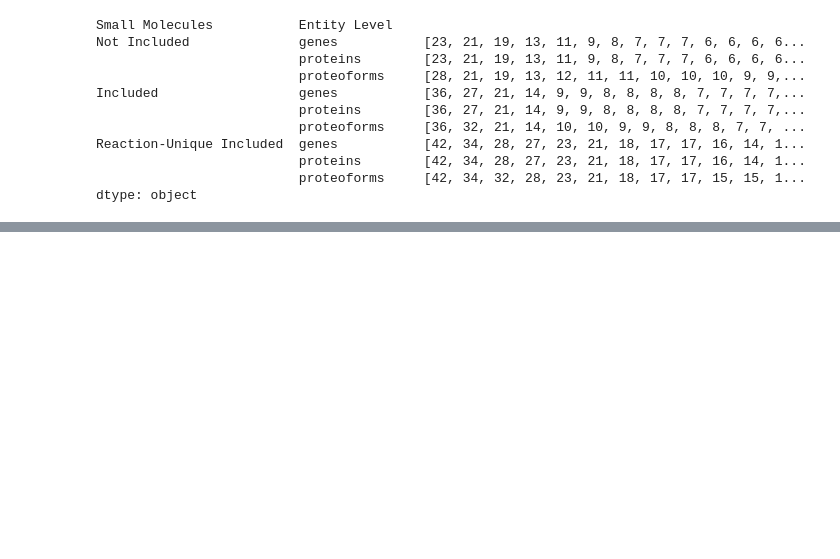
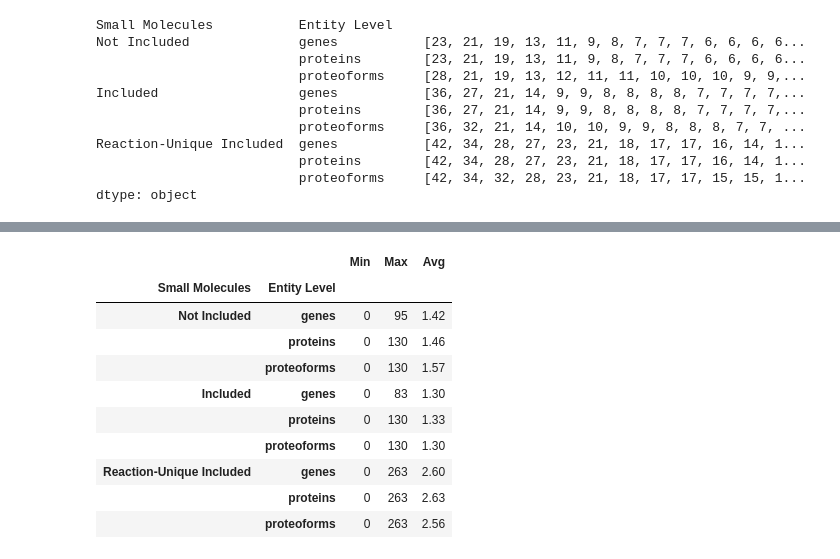
Before and after one commit to PathwayAnalysisPlatform/ProteoformNetworks, a Jupyter notebook: src/Python/analysis_1_network_topology.ipynb, the cells around one changed output, grey strips where cells are left out. Cells and saved outputs as stored; diff of their text form; code cells hidden in the pictures; blank space fills up the shorter version.

```diff
--- a/src/Python/analysis_1_network_topology.ipynb
+++ b/src/Python/analysis_1_network_topology.ipynb
@@ -540,3 +549,6 @@ Reaction-Unique Included  genes           [42, 34, 28, 27, 23, 21, 18, 17, 17, 1
                           proteins        [42, 34, 28, 27, 23, 21, 18, 17, 17, 16, 14, 1...
                           proteoforms     [42, 34, 32, 28, 23, 21, 18, 17, 17, 15, 15, 1...
 dtype: object
+# %%
+bridge_sequences = pd.Series([sorted(sequence, reverse=True) for sequence in bridge_sequences], index=index)
+bridge_sequences
@@ -542,0 +587,20 @@ dtype: object
+# %%
+mins = pd.Series([min(bridge_sequence) for bridge_sequence in bridge_sequences], index=index)
+maxs = pd.Series([max(bridge_sequence) for bridge_sequence in bridge_sequences], index=index)
+avgs = pd.Series([sum(bridge_sequence)/len(bridge_sequence) for bridge_sequence in bridge_sequences], index=index)
+
+df_bridges = pd.DataFrame({"Min": mins, "Max": maxs, "Avg": avgs}, index=index)
+df_bridges.index.name = "Bridges"
+df_bridges
+# %% [output]
+|  |  | Min | Max | Avg |
+| Small Molecules | Entity Level |  |  |  |
+| Not Included | genes | 0 | 95 | 1.42 |
+|  | proteins | 0 | 130 | 1.46 |
+|  | proteoforms | 0 | 130 | 1.57 |
+| Included | genes | 0 | 83 | 1.30 |
+|  | proteins | 0 | 130 | 1.33 |
+|  | proteoforms | 0 | 130 | 1.30 |
+| Reaction-Unique Included | genes | 0 | 263 | 2.60 |
+|  | proteins | 0 | 263 | 2.63 |
+|  | proteoforms | 0 | 263 | 2.56 |
```
Also changed, not shown: parts of 5 cells of this notebook, 1 other file.
